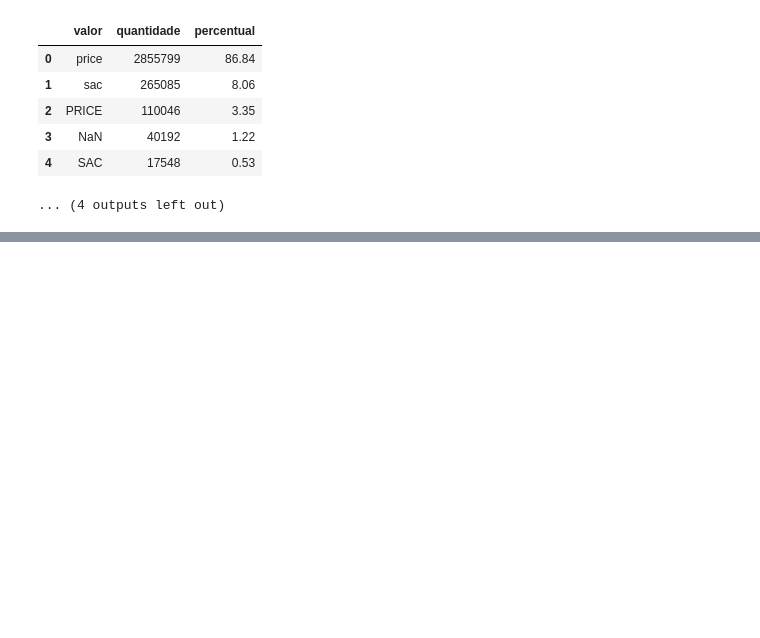
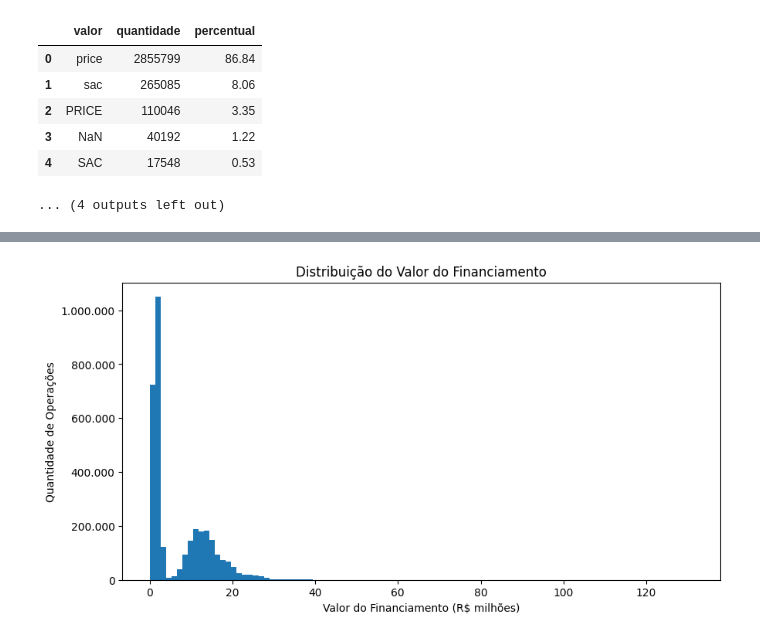
Before and after one commit to leonatya/mcmv-machine-learning, a Jupyter notebook: notebooks/MCMV.ipynb, the cells around one changed output, grey strips where cells are left out. Cells and saved outputs as stored; diff of their text form; code cells hidden in the pictures; blank space fills up the shorter version.

```diff
--- a/notebooks/MCMV.ipynb
+++ b/notebooks/MCMV.ipynb
@@ -751,0 +635,12 @@ Por esse motivo, esses registros não serão classificados ou removidos automati
+# %%
+# Converter para numérico, caso ainda esteja em texto
+
+df["vlr_financiamento"] = (
+    df["vlr_financiamento"]
+    .astype(str)
+    .str.replace(".", "", regex=False)
+    .str.replace(",", ".", regex=False)
+    .astype(float)
+)
+
+df["vlr_financiamento"].describe()
@@ -751,0 +698,24 @@ Por esse motivo, esses registros não serão classificados ou removidos automati
+# %%
+import matplotlib.pyplot as plt
+from matplotlib.ticker import FuncFormatter
+
+plt.figure(figsize=(10,5))
+
+plt.hist(
+    df["vlr_financiamento"] / 1_000_000,
+    bins=100
+)
+
+plt.ylabel("Quantidade de Operações")
+plt.xlabel("Valor do Financiamento (R$ milhões)")
+plt.title("Distribuição do Valor do Financiamento")
+
+formatter = FuncFormatter(
+    lambda x, p: f"{int(x):,}".replace(",", ".")
+)
+
+plt.gca().yaxis.set_major_formatter(formatter)
+
+plt.show()
+# %% [output]
+[figure, added]
```
Also changed, not shown: parts of 27 cells of this notebook.
